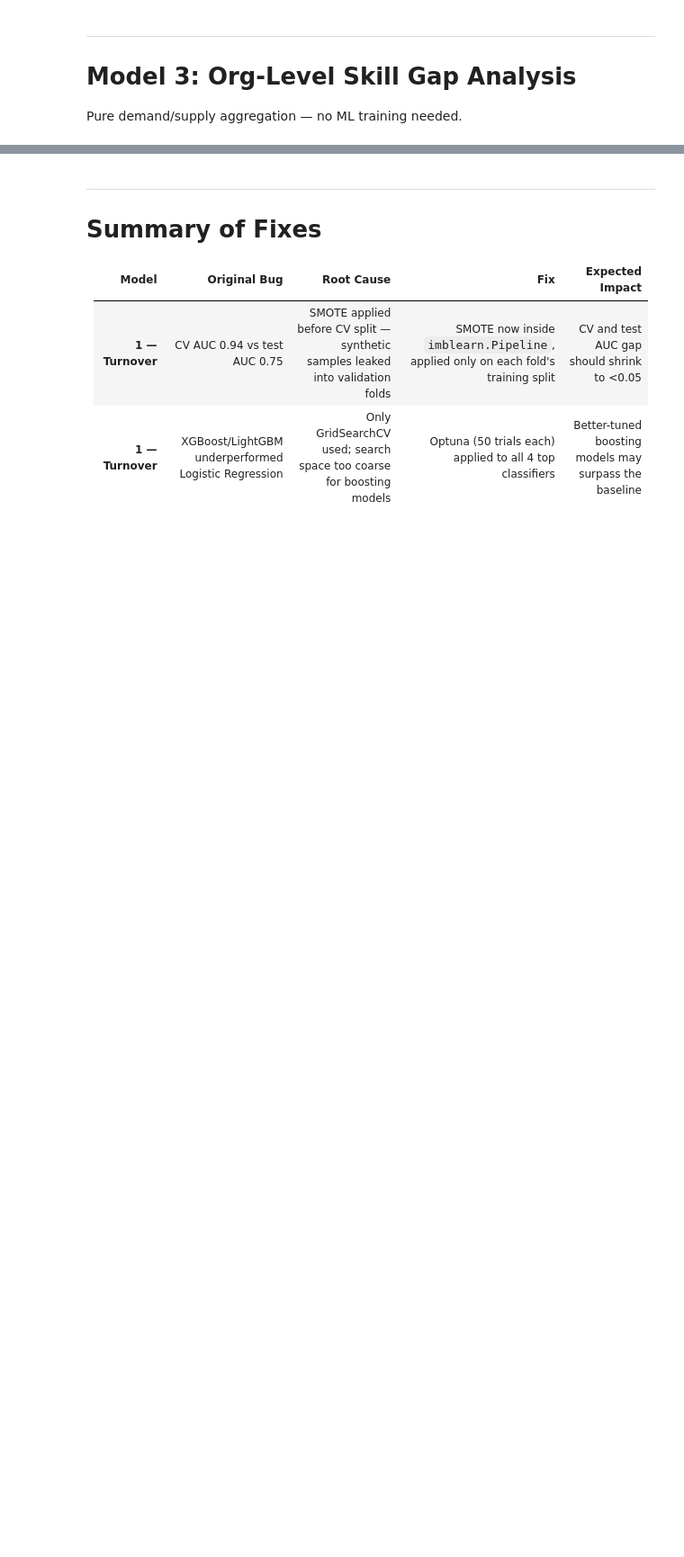
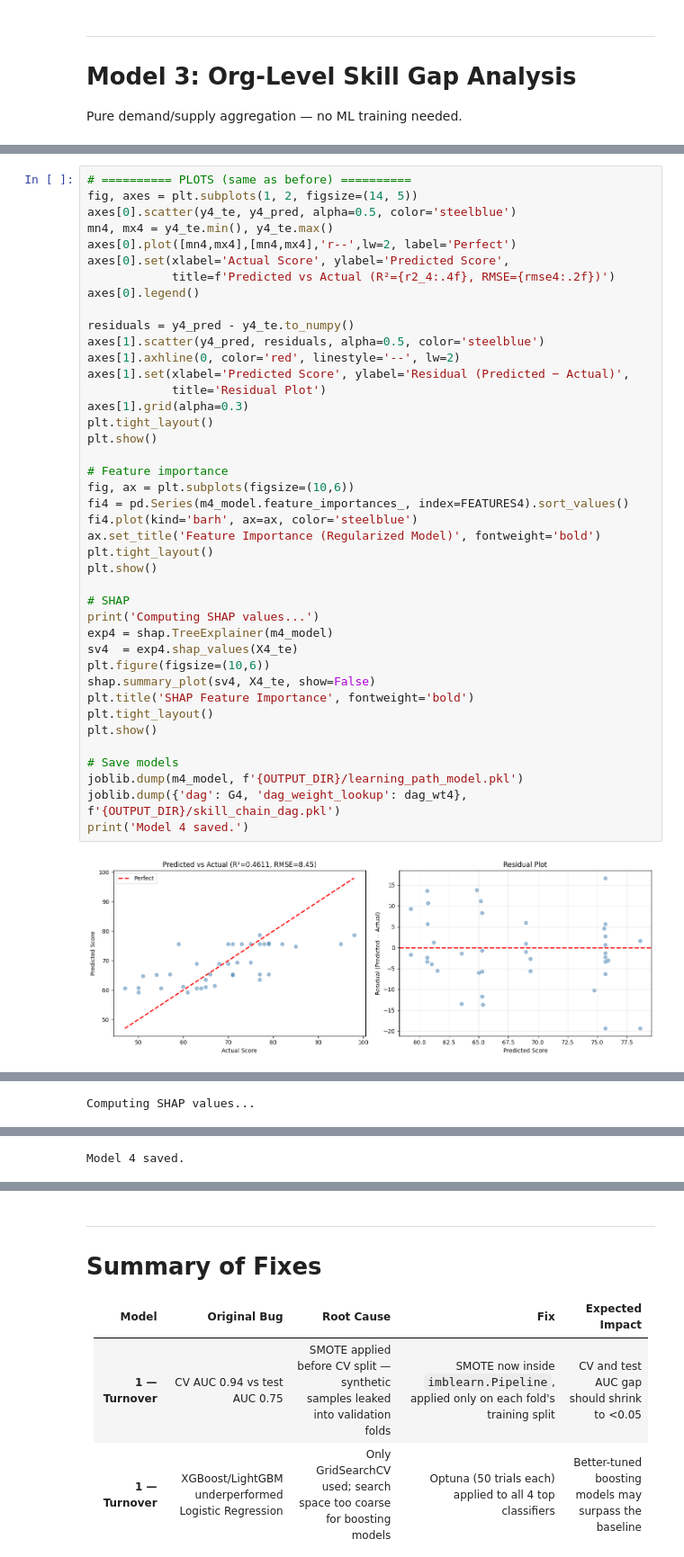
Before and after one commit to omarelsayid/grad_proj, a Jupyter notebook: SkillSync_ML_Models.ipynb, the cells around one changed output, grey strips where cells are left out. Shown at 90% size. Saved outputs shown, nothing was run; the diff lists cells and outputs as text; blank space fills up the shorter version.

```diff
--- a/SkillSync_ML_Models.ipynb
+++ b/SkillSync_ML_Models.ipynb
@@ -960,0 +1198,43 @@ print(f'Score range: {y4.min():.0f}–{y4.max():.0f}  std={y4.std():.2f}')
+# %%
+# ========== PLOTS (same as before) ==========
+fig, axes = plt.subplots(1, 2, figsize=(14, 5))
+axes[0].scatter(y4_te, y4_pred, alpha=0.5, color='steelblue')
+mn4, mx4 = y4_te.min(), y4_te.max()
+axes[0].plot([mn4,mx4],[mn4,mx4],'r--',lw=2, label='Perfect')
+axes[0].set(xlabel='Actual Score', ylabel='Predicted Score',
+            title=f'Predicted vs Actual (R²={r2_4:.4f}, RMSE={rmse4:.2f})')
+axes[0].legend()
+
+residuals = y4_pred - y4_te.to_numpy()
+axes[1].scatter(y4_pred, residuals, alpha=0.5, color='steelblue')
+axes[1].axhline(0, color='red', linestyle='--', lw=2)
+axes[1].set(xlabel='Predicted Score', ylabel='Residual (Predicted − Actual)',
+            title='Residual Plot')
+axes[1].grid(alpha=0.3)
+plt.tight_layout()
+plt.show()
+
+# Feature importance
+fig, ax = plt.subplots(figsize=(10,6))
+fi4 = pd.Series(m4_model.feature_importances_, index=FEATURES4).sort_values()
+fi4.plot(kind='barh', ax=ax, color='steelblue')
+ax.set_title('Feature Importance (Regularized Model)', fontweight='bold')
+plt.tight_layout()
+plt.show()
+
+# SHAP
+print('Computing SHAP values...')
+exp4 = shap.TreeExplainer(m4_model)
+sv4  = exp4.shap_values(X4_te)
+plt.figure(figsize=(10,6))
+shap.summary_plot(sv4, X4_te, show=False)
+plt.title('SHAP Feature Importance', fontweight='bold')
+plt.tight_layout()
+plt.show()
+
+# Save models
+joblib.dump(m4_model, f'{OUTPUT_DIR}/learning_path_model.pkl')
+joblib.dump({'dag': G4, 'dag_weight_lookup': dag_wt4}, f'{OUTPUT_DIR}/skill_chain_dag.pkl')
+print('Model 4 saved.')
+# %% [output]
+[figure, added]
@@ -960,0 +1242 @@ print(f'Score range: {y4.min():.0f}–{y4.max():.0f}  std={y4.std():.2f}')
+Computing SHAP values...
@@ -961,3 +1244,4 @@ print(f'Score range: {y4.min():.0f}–{y4.max():.0f}  std={y4.std():.2f}')
+Model 4 saved.
 # %%
 # Score distribution & feature correlations
 from scipy.stats import pearsonr
```
Also changed, not shown: parts of 42 cells of this notebook, 23 other files.
